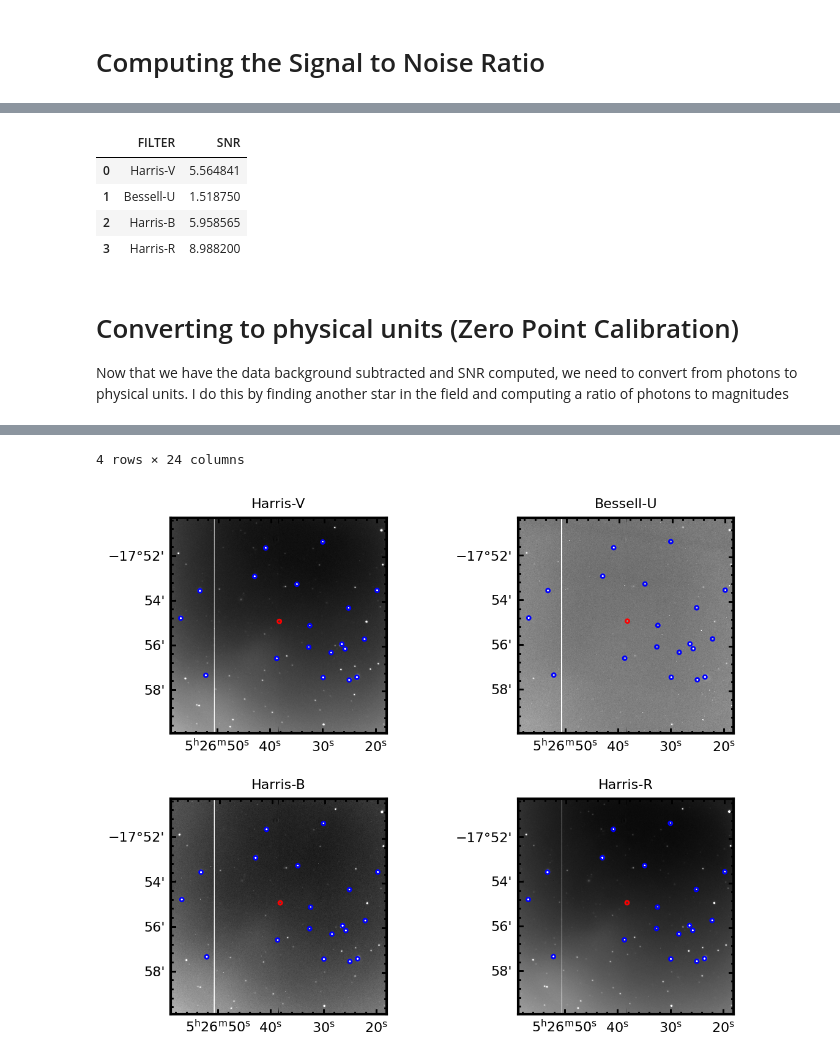
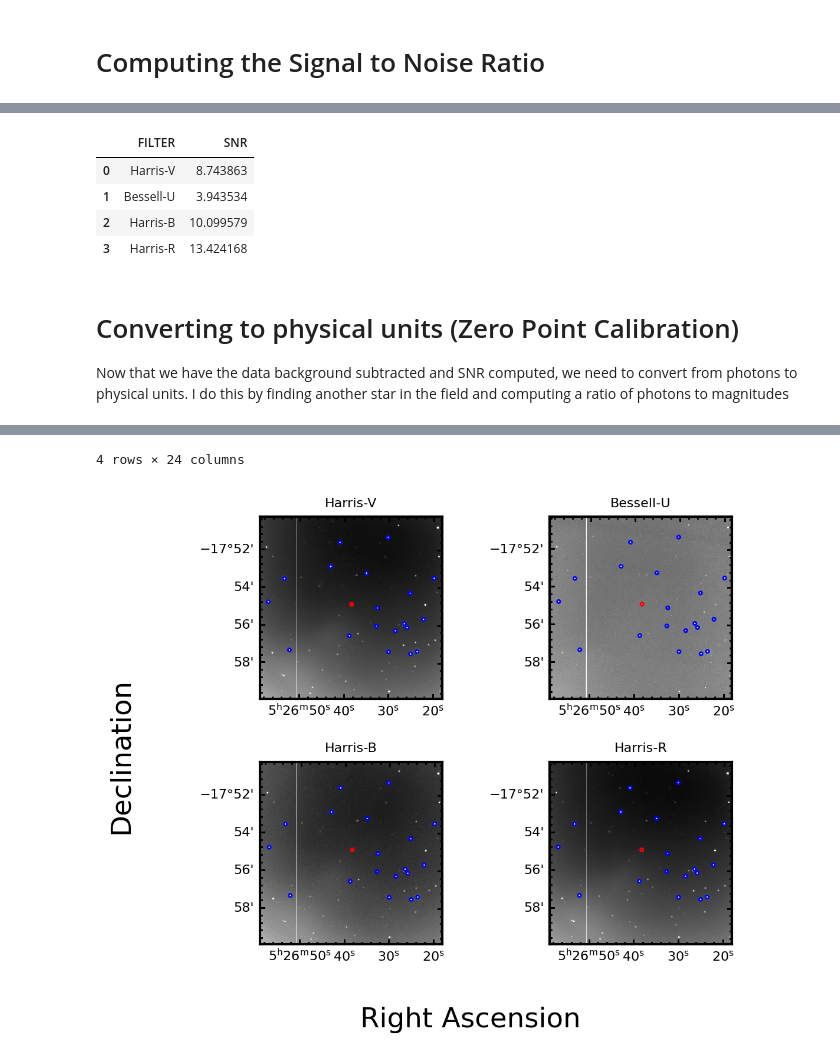
Before and after one commit to noahfranz13/SO-Classes, a Jupyter notebook: ASTR518/project/analysis/phot.ipynb, the cells around one changed output, grey strips where cells are left out. Cells and saved outputs as stored; diff of their text form; code cells hidden in the pictures.

Commit message:
some more analysis plots and start filling in tables and plots in the paper

```diff
--- a/ASTR518/project/analysis/phot.ipynb
+++ b/ASTR518/project/analysis/phot.ipynb
@@ -49,12 +49,13 @@ if overwrite:
 
         print(f'Working on {d.meta["FILTER"]}')
         # smooth over the chip gap because it's annoying
-        kernel = Kernel(50)
+        kernel = Kernel(9)
         wcs_data[ii].data = interpolate_replace_nans(d.data, kernel)
 
         # plot all the images to make sure the chip gap looks okay
         img = wcs_data[ii]
         wcs = img.wcs
+        print(ii)
         ax = fig.add_subplot(2,2,ii+1)
 
         ax.imshow(
@@ -68,7 +69,7 @@ if overwrite:
             cmap="gray"
         )
 
-        wcs_data[ii].write(wcs_data_files[ii].replace(".fits", ".NOCHIPGAP.fits"))
+        wcs_data[ii].write(wcs_data_files[ii].replace(".fits", ".NOCHIPGAP.fits"), overwrite=overwrite)
 
 else:
     # we can just read in the ones previously computed, cause this takes a while
@@ -87,6 +88,27 @@ apertures = [aperture.to_pixel(d.wcs) for d in wcs_data]
 kuiper = Kuiper(apertures[0].r)
 res = {v[0].meta["FILTER"]: aperture_photometry(*v) for v in zip(wcs_data, apertures)}
 
+# plot the histograms of the counts/pixel within the aperture
+fig, axs = plt.subplots(2,2,sharey=True,figsize=(8,8))
+for img, a, ax in zip(wcs_data, apertures, axs.flatten()):
+
+    y, x = np.indices(img.data.shape)
+    center_x, center_y = a.positions
+    mask = (x - center_x)**2 + (y - center_y)**2 <= a.r**2
+    within_aper = img.data[mask].flatten()
+    ax.hist(within_aper, bins=30, histtype="step", color='k')
+    ax.text(
+        0.7, 0.9, img.meta["FILTER"],
+        horizontalalignment='center',
+        verticalalignment='center',
+        transform = ax.transAxes
+    )
+
+fig.supxlabel("ADU per Pixel")
+fig.supylabel("Number of Pixels")
+
+fig.savefig("aperture-counts-hist.png")
+
 res
 # %% [output]
 {'Harris-V': <QTable length=1>
@@ -245,14 +269,3 @@ data
 # Dark Noise
 
 Estimate the dark noise by reading in the darks and then summing all of the values in them
-# %%
-dark_combined = CustomCCDData.read(
-    os.path.join(os.environ["HOME"], "instrumentation_project", "my-data", "COMBINED_DARKS_FIFTY.fits")
-)
-
-dark_noise_adu = np.nanstd(dark_combined.data)
-
-data["dark_noise_adu"] = dark_noise_adu
-data["dark_noise_e"] = kuiper.gain*dark_noise_adu
-
-data
@@ -306,15 +366,15 @@ data.signal_e / data.bckgd_err_e
 dtype: float64
 # %%
-data["noise"] = np.sqrt(data.signal_e + data.bckgd_e + kuiper.npix*(data.read_noise_e**2 + data.dark_noise_e**2))
+data["noise"] = np.sqrt(data.signal_e + data.bckgd_e + kuiper.npix*data.read_noise_e**2 + (kuiper.npix*data.dark_noise_e)**2)
 data["SNR"] = data.signal_e / data.noise
 
 data[["FILTER", "SNR"]]
 # %% [output]
 |  | FILTER | SNR |
-| 0 | Harris-V | 5.564841 |
-| 1 | Bessell-U | 1.518750 |
-| 2 | Harris-B | 5.958565 |
-| 3 | Harris-R | 8.988200 |
+| 0 | Harris-V | 8.743863 |
+| 1 | Bessell-U | 3.943534 |
+| 2 | Harris-B | 10.099579 |
+| 3 | Harris-R | 13.424168 |
 # %% [markdown]
 # Converting to physical units (Zero Point Calibration)
 
@@ -408,6 +468,11 @@ for ii, (img, a) in enumerate(zip(wcs_data, apertures)):
 
     ax.set_title(img.meta["FILTER"], fontsize=fs)
 
+fig.supylabel("Declination")
+fig.supxlabel("Right Ascension")
+
+fig.savefig("fcal-images.png", transparent=False)
+
 data["zero_point"] = [np.median(derived_zero_points[f]) for f in data.FILTER]
 data["mag"] = -2.5*np.log10(data.signal_photons / data.zero_point)
 
@@ -423,5 +488,5 @@ data
 4 rows × 24 columns
-[figure, old version]
+[figure, new version]
 # %%
 # save the reduced dataset to a csv
 data.to_csv("reduced-photometry.csv")
```
Also changed, not shown: parts of 10 cells of this notebook, 53 other files.
